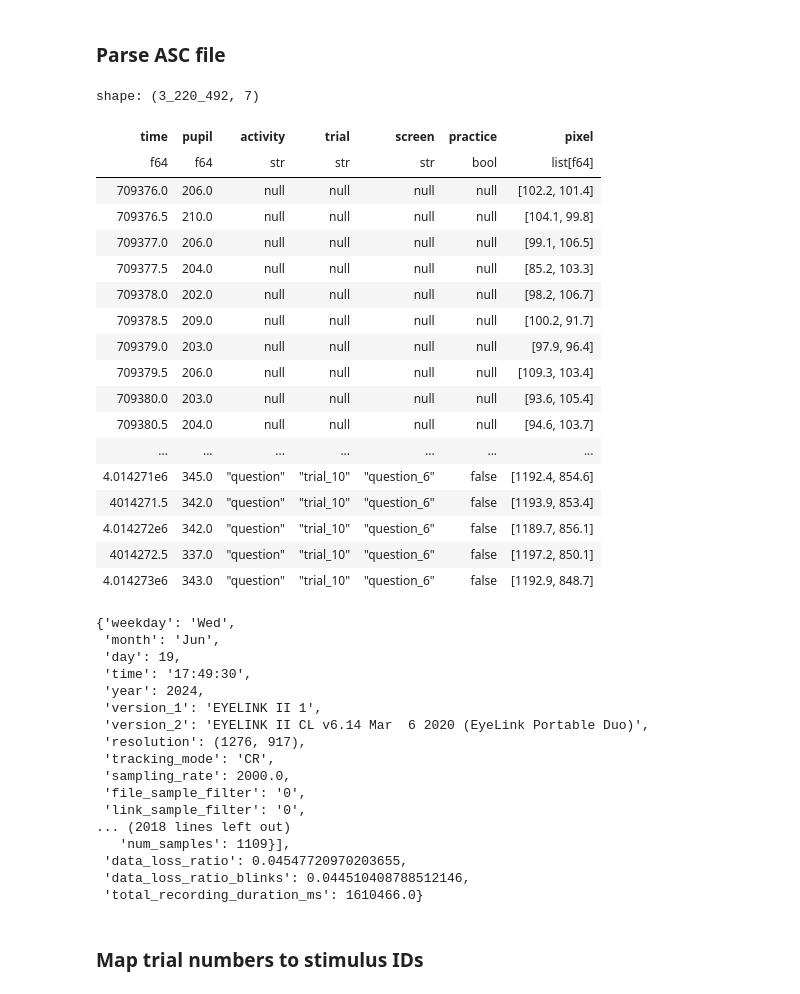
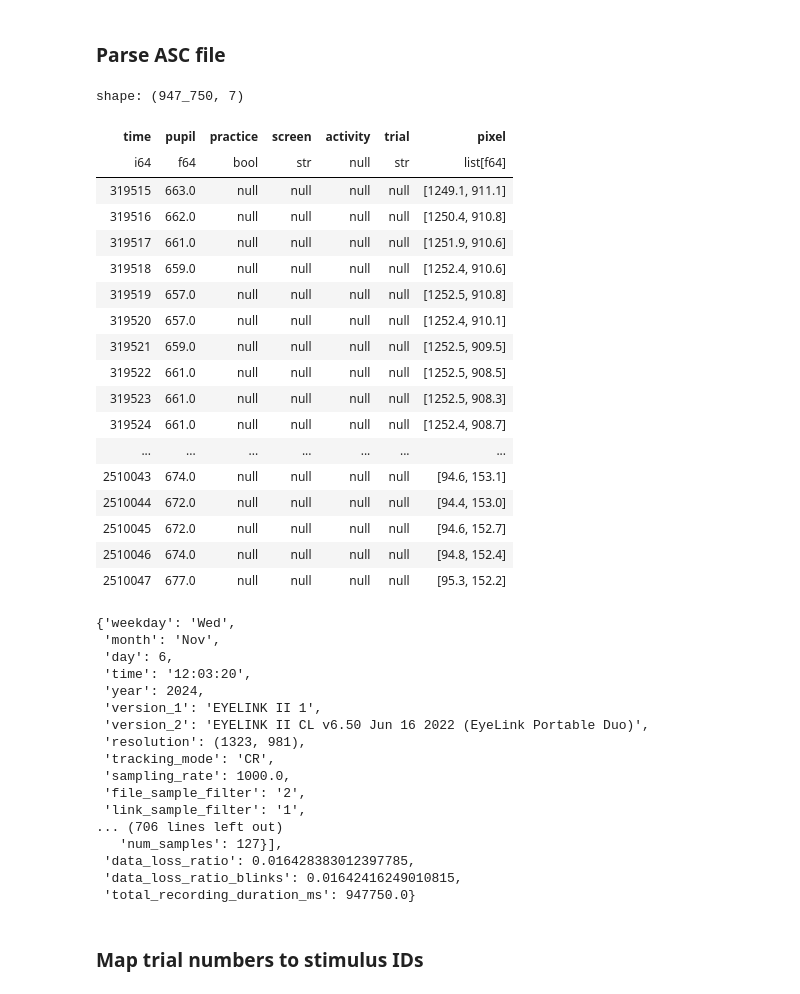
Before and after one commit to theDebbister/multipleye-preprocessing, a Jupyter notebook: preprocessing.ipynb, the cells around one changed output. Saved outputs shown, nothing was run; the diff lists cells and outputs as text; code cells hidden in the pictures.

```diff
--- a/preprocessing.ipynb
+++ b/preprocessing.ipynb
@@ -70,7 +70,8 @@ import csv
 import polars as pl
 import pymovements as pm
 
-asc = output_dir / "ch1hr007.asc"
+#asc = output_dir / "ch1hr007.asc"
+asc ="data/003_HR_HR_1_ET1/003hrhr1.asc"
 
 data, metadata = pm.gaze.from_asc(
     asc,
@@ -83,72 +84,72 @@ data, metadata = pm.gaze.from_asc(
             "pattern": r"start_recording_(?:PRACTICE_)?trial_\d+_page_\d+",
             "column": "activity",
             "value": "reading",
         },
         {
             "pattern": r"start_recording_(?:PRACTICE_)?trial_\d+_question_\d+",
             "column": "activity",
             "value": "question",
         },
         {
             "pattern": r"start_recording_(?:PRACTICE_)?trial_\d+_(familiarity_rating_screen_\d+|subject_difficulty_screen)",
             "column": "activity",
             "value": "rating",
         },
         {"pattern": r"stop_recording_", "column": "activity", "value": None},
         {
             "pattern": r"start_recording_PRACTICE_trial_",
             "column": "practice",
             "value": True,
         },
         {
             "pattern": r"start_recording_trial_",
             "column": "practice",
             "value": False,
         },
         {"pattern": r"stop_recording_", "column": "practice", "value": None},
     ],
 )
 data.frame
 # %% [output]
-shape: (3_220_492, 7)
+shape: (947_750, 7)
-| time | pupil | activity | trial | screen | practice | pixel |
-| f64 | f64 | str | str | str | bool | list[f64] |
-| 709376.0 | 206.0 | null | null | null | null | [102.2, 101.4] |
-| 709376.5 | 210.0 | null | null | null | null | [104.1, 99.8] |
-| 709377.0 | 206.0 | null | null | null | null | [99.1, 106.5] |
-| 709377.5 | 204.0 | null | null | null | null | [85.2, 103.3] |
-| 709378.0 | 202.0 | null | null | null | null | [98.2, 106.7] |
-| 709378.5 | 209.0 | null | null | null | null | [100.2, 91.7] |
-| 709379.0 | 203.0 | null | null | null | null | [97.9, 96.4] |
-| 709379.5 | 206.0 | null | null | null | null | [109.3, 103.4] |
-| 709380.0 | 203.0 | null | null | null | null | [93.6, 105.4] |
-| 709380.5 | 204.0 | null | null | null | null | [94.6, 103.7] |
+| time | pupil | practice | screen | activity | trial | pixel |
+| i64 | f64 | bool | str | null | str | list[f64] |
+| 319515 | 663.0 | null | null | null | null | [1249.1, 911.1] |
+| 319516 | 662.0 | null | null | null | null | [1250.4, 910.8] |
+| 319517 | 661.0 | null | null | null | null | [1251.9, 910.6] |
+| 319518 | 659.0 | null | null | null | null | [1252.4, 910.6] |
+| 319519 | 657.0 | null | null | null | null | [1252.5, 910.8] |
+| 319520 | 657.0 | null | null | null | null | [1252.4, 910.1] |
+| 319521 | 659.0 | null | null | null | null | [1252.5, 909.5] |
+| 319522 | 661.0 | null | null | null | null | [1252.5, 908.5] |
+| 319523 | 661.0 | null | null | null | null | [1252.5, 908.3] |
+| 319524 | 661.0 | null | null | null | null | [1252.4, 908.7] |
 | ... | ... | ... | ... | ... | ... | ... |
-| 4.014271e6 | 345.0 | "question" | "trial_10" | "question_6" | false | [1192.4, 854.6] |
-| 4014271.5 | 342.0 | "question" | "trial_10" | "question_6" | false | [1193.9, 853.4] |
-| 4.014272e6 | 342.0 | "question" | "trial_10" | "question_6" | false | [1189.7, 856.1] |
-| 4014272.5 | 337.0 | "question" | "trial_10" | "question_6" | false | [1197.2, 850.1] |
-| 4.014273e6 | 343.0 | "question" | "trial_10" | "question_6" | false | [1192.9, 848.7] |
+| 2510043 | 674.0 | null | null | null | null | [94.6, 153.1] |
+| 2510044 | 672.0 | null | null | null | null | [94.4, 153.0] |
+| 2510045 | 672.0 | null | null | null | null | [94.6, 152.7] |
+| 2510046 | 674.0 | null | null | null | null | [94.8, 152.4] |
+| 2510047 | 677.0 | null | null | null | null | [95.3, 152.2] |
 # %%
 metadata
 # %% [output]
 {'weekday': 'Wed',
- 'month': 'Jun',
- 'day': 19,
- 'time': '17:49:30',
+ 'month': 'Nov',
+ 'day': 6,
+ 'time': '12:03:20',
  'year': 2024,
  'version_1': 'EYELINK II 1',
- 'version_2': 'EYELINK II CL v6.14 Mar  6 2020 (EyeLink Portable Duo)',
- 'resolution': (1276, 917),
+ 'version_2': 'EYELINK II CL v6.50 Jun 16 2022 (EyeLink Portable Duo)',
+ 'resolution': (1323, 981),
  'tracking_mode': 'CR',
- 'sampling_rate': 2000.0,
- 'file_sample_filter': '0',
- 'link_sample_filter': '0',
-... (2018 lines left out)
-   'num_samples': 1109}],
- 'data_loss_ratio': 0.04547720970203655,
- 'data_loss_ratio_blinks': 0.044510408788512146,
- 'total_recording_duration_ms': 1610466.0}
+ 'sampling_rate': 1000.0,
+ 'file_sample_filter': '2',
+ 'link_sample_filter': '1',
+... (706 lines left out)
+   'num_samples': 127}],
+ 'data_loss_ratio': 0.016428383012397785,
+ 'data_loss_ratio_blinks': 0.01642416249010815,
+ 'total_recording_duration_ms': 947750.0}
 # %% [markdown]
 ### Map trial numbers to stimulus IDs
 # %%
```
Also changed, not shown: 3 other files.
